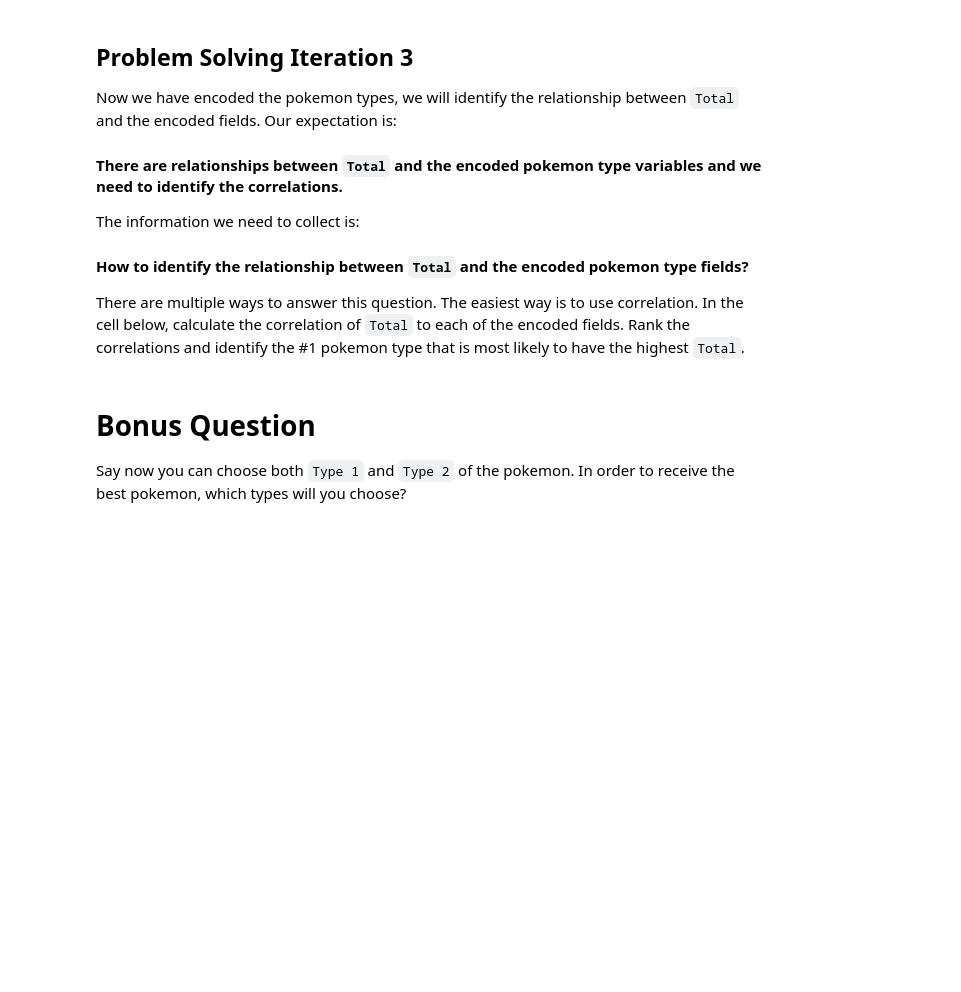
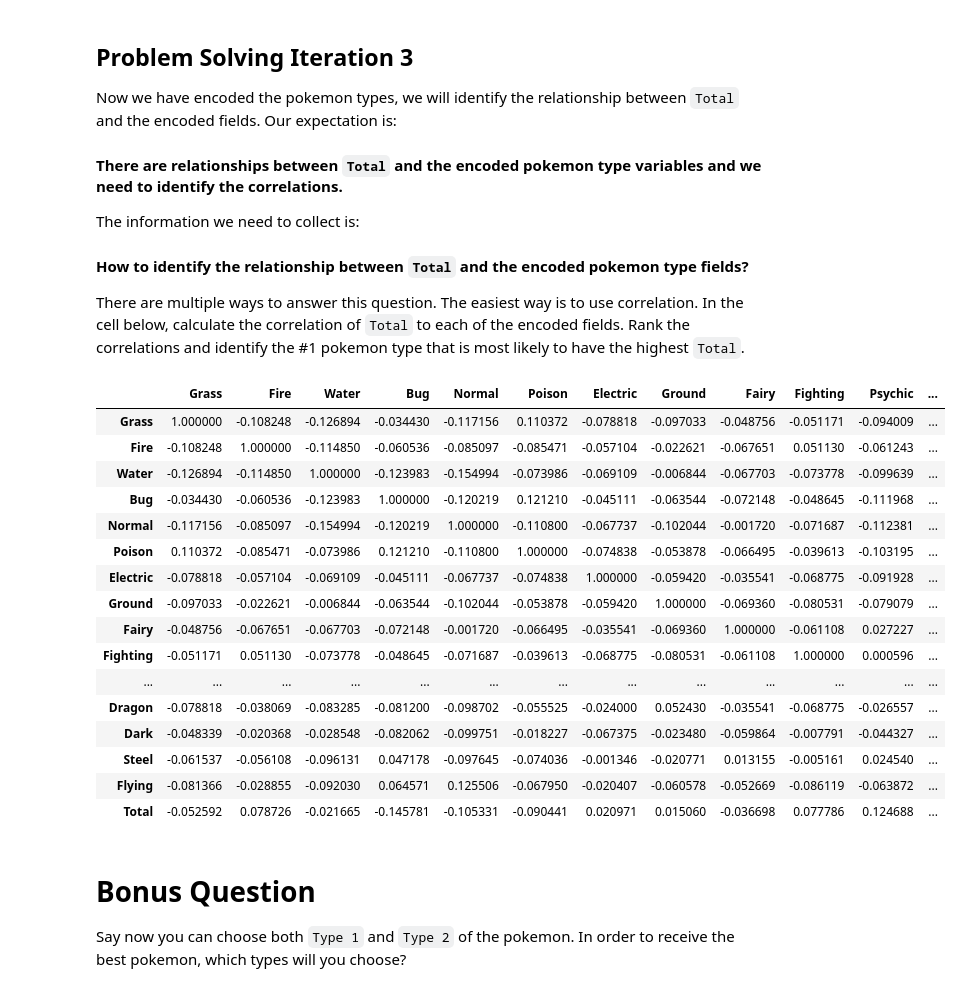
Before and after one commit to jorgegaytan/lab-dataframe-calculations, a Jupyter notebook: your-code/challenge-2.ipynb, the cells around one changed output. Saved outputs shown, nothing was run; the diff lists cells and outputs as text; code cells hidden in the pictures; blank space fills up the shorter version.

```diff
--- a/your-code/challenge-2.ipynb
+++ b/your-code/challenge-2.ipynb
@@ -100,3 +100,31 @@ For instance, if a pokemon has `Type 1` as `Poison` and `Type 2` as `Fire`, then
 The new numerical variables you create should look like below:
 
 ![One Hot Encoding](../images/one-hot-encoding.png)
+# %%
+#first thing is to concat,  and then eliminate nan (produced by type_2)
+
+
+types = pd.concat([pokemon['Type 1'], pokemon['Type 2']], axis = 0).unique()
+types
+
+types = types[:18]
+types
+
+encoded_data = []
+
+for i in pokemon.index:
+
+    sublist = []
+
+    for x in types:
+        if pokemon['Type 1'][i] == x:
+            sublist.append(1)
+        elif pokemon['Type 2'][i] == x:
+            sublist.append(1)
+        else:
+            sublist.append(0)
+
+    encoded_data.append(sublist)
+
+encoded = pd.DataFrame(data = encoded_data, columns = types)
+encoded
@@ -117,3 +187,24 @@ There are multiple ways to answer this question. The easiest way is to use corre
+# %%
+encoded_3 = pd.concat([encoded, pokemon['Total']], axis = 1)
+encoded_3.corr()
+# %% [output]
+|  | Grass | Fire | Water | Bug | Normal | Poison | Electric | Ground | Fairy | Fighting | Psychic | ... |
+| Grass | 1.000000 | -0.108248 | -0.126894 | -0.034430 | -0.117156 | 0.110372 | -0.078818 | -0.097033 | -0.048756 | -0.051171 | -0.094009 | ... |
+| Fire | -0.108248 | 1.000000 | -0.114850 | -0.060536 | -0.085097 | -0.085471 | -0.057104 | -0.022621 | -0.067651 | 0.051130 | -0.061243 | ... |
+| Water | -0.126894 | -0.114850 | 1.000000 | -0.123983 | -0.154994 | -0.073986 | -0.069109 | -0.006844 | -0.067703 | -0.073778 | -0.099639 | ... |
+| Bug | -0.034430 | -0.060536 | -0.123983 | 1.000000 | -0.120219 | 0.121210 | -0.045111 | -0.063544 | -0.072148 | -0.048645 | -0.111968 | ... |
+| Normal | -0.117156 | -0.085097 | -0.154994 | -0.120219 | 1.000000 | -0.110800 | -0.067737 | -0.102044 | -0.001720 | -0.071687 | -0.112381 | ... |
+| Poison | 0.110372 | -0.085471 | -0.073986 | 0.121210 | -0.110800 | 1.000000 | -0.074838 | -0.053878 | -0.066495 | -0.039613 | -0.103195 | ... |
+| Electric | -0.078818 | -0.057104 | -0.069109 | -0.045111 | -0.067737 | -0.074838 | 1.000000 | -0.059420 | -0.035541 | -0.068775 | -0.091928 | ... |
+| Ground | -0.097033 | -0.022621 | -0.006844 | -0.063544 | -0.102044 | -0.053878 | -0.059420 | 1.000000 | -0.069360 | -0.080531 | -0.079079 | ... |
+| Fairy | -0.048756 | -0.067651 | -0.067703 | -0.072148 | -0.001720 | -0.066495 | -0.035541 | -0.069360 | 1.000000 | -0.061108 | 0.027227 | ... |
+| Fighting | -0.051171 | 0.051130 | -0.073778 | -0.048645 | -0.071687 | -0.039613 | -0.068775 | -0.080531 | -0.061108 | 1.000000 | 0.000596 | ... |
+| ... | ... | ... | ... | ... | ... | ... | ... | ... | ... | ... | ... | ... |
+| Dragon | -0.078818 | -0.038069 | -0.083285 | -0.081200 | -0.098702 | -0.055525 | -0.024000 | 0.052430 | -0.035541 | -0.068775 | -0.026557 | ... |
+| Dark | -0.048339 | -0.020368 | -0.028548 | -0.082062 | -0.099751 | -0.018227 | -0.067375 | -0.023480 | -0.059864 | -0.007791 | -0.044327 | ... |
+| Steel | -0.061537 | -0.056108 | -0.096131 | 0.047178 | -0.097645 | -0.074036 | -0.001346 | -0.020771 | 0.013155 | -0.005161 | 0.024540 | ... |
+| Flying | -0.081366 | -0.028855 | -0.092030 | 0.064571 | 0.125506 | -0.067950 | -0.020407 | -0.060578 | -0.052669 | -0.086119 | -0.063872 | ... |
+| Total | -0.052592 | 0.078726 | -0.021665 | -0.145781 | -0.105331 | -0.090441 | 0.020971 | 0.015060 | -0.036698 | 0.077786 | 0.124688 | ... |
 # %% [markdown]
 # Bonus Question
 
```
Also changed, not shown: parts of 3 cells of this notebook.
